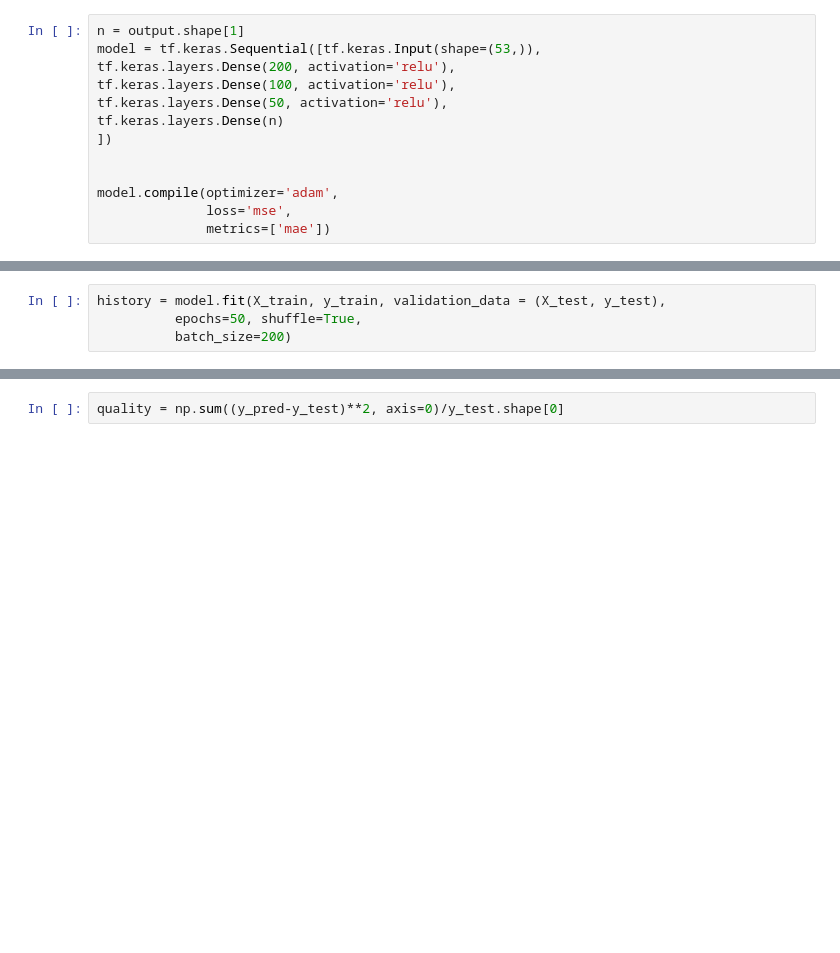
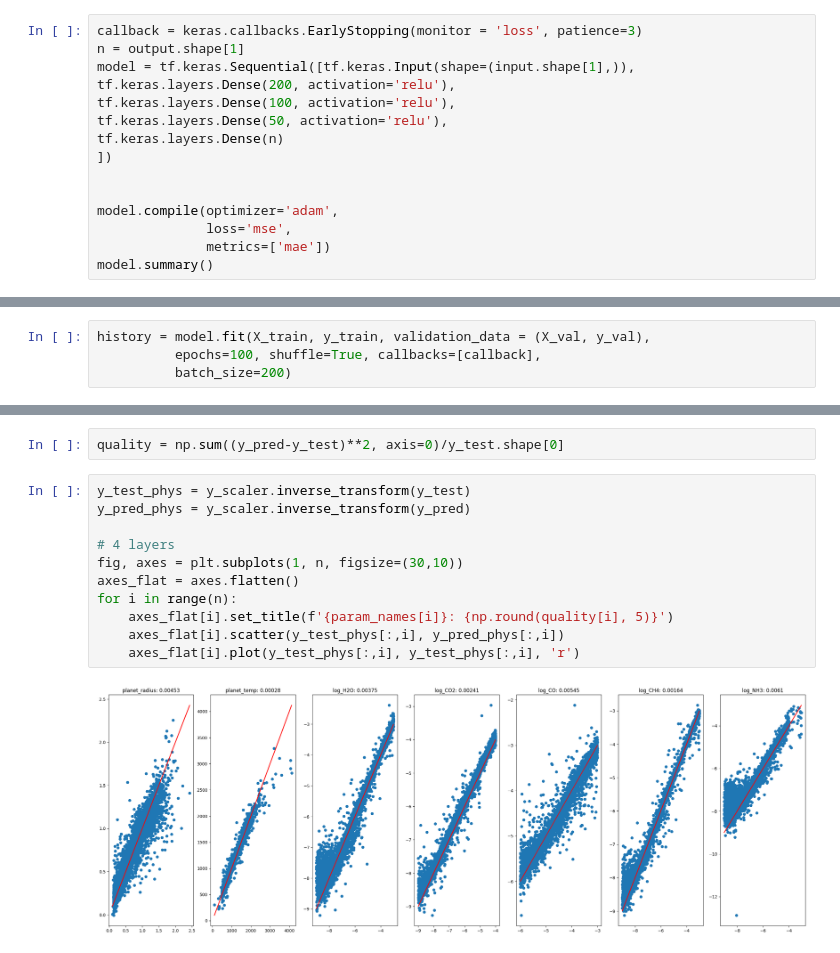
Before and after one commit to CosmicHitchhiker/ds_astro_2026s, a Jupyter notebook: ex7/exercise7.ipynb, the cells around one changed output, grey strips where cells are left out. Saved outputs shown, nothing was run; the diff lists cells and outputs as text; blank space fills up the shorter version.

```diff
--- a/ex7/exercise7.ipynb
+++ b/ex7/exercise7.ipynb
@@ -53,6 +73,7 @@ X_train, X_test, y_train, y_test = train_test_split(X_norm, y_norm, test_size=0.
 # %%
+callback = keras.callbacks.EarlyStopping(monitor = 'loss', patience=3)
 n = output.shape[1]
-model = tf.keras.Sequential([tf.keras.Input(shape=(53,)),
+model = tf.keras.Sequential([tf.keras.Input(shape=(input.shape[1],)),
 tf.keras.layers.Dense(200, activation='relu'),
 tf.keras.layers.Dense(100, activation='relu'),
 tf.keras.layers.Dense(50, activation='relu'),
@@ -63,3 +84,4 @@ tf.keras.layers.Dense(n)
 model.compile(optimizer='adam',
               loss='mse',
               metrics=['mae'])
+model.summary()
@@ -66,5 +104,5 @@ model.compile(optimizer='adam',
 # %%
-history = model.fit(X_train, y_train, validation_data = (X_test, y_test),
-          epochs=50, shuffle=True,
+history = model.fit(X_train, y_train, validation_data = (X_val, y_val),
+          epochs=100, shuffle=True, callbacks=[callback],
           batch_size=200)
 # %% [output]
@@ -112,2 +135,15 @@ loss, accuracy  = model.evaluate(X_test, y_test)
 # %%
 quality = np.sum((y_pred-y_test)**2, axis=0)/y_test.shape[0]
+# %%
+y_test_phys = y_scaler.inverse_transform(y_test)
+y_pred_phys = y_scaler.inverse_transform(y_pred)
+
+# 4 layers
+fig, axes = plt.subplots(1, n, figsize=(30,10))
+axes_flat = axes.flatten()
+for i in range(n):
+    axes_flat[i].set_title(f'{param_names[i]}: {np.round(quality[i], 5)}')
+    axes_flat[i].scatter(y_test_phys[:,i], y_pred_phys[:,i])
+    axes_flat[i].plot(y_test_phys[:,i], y_test_phys[:,i], 'r')
+# %% [output]
+[figure, added]
```
Also changed, not shown: parts of 26 cells of this notebook.
